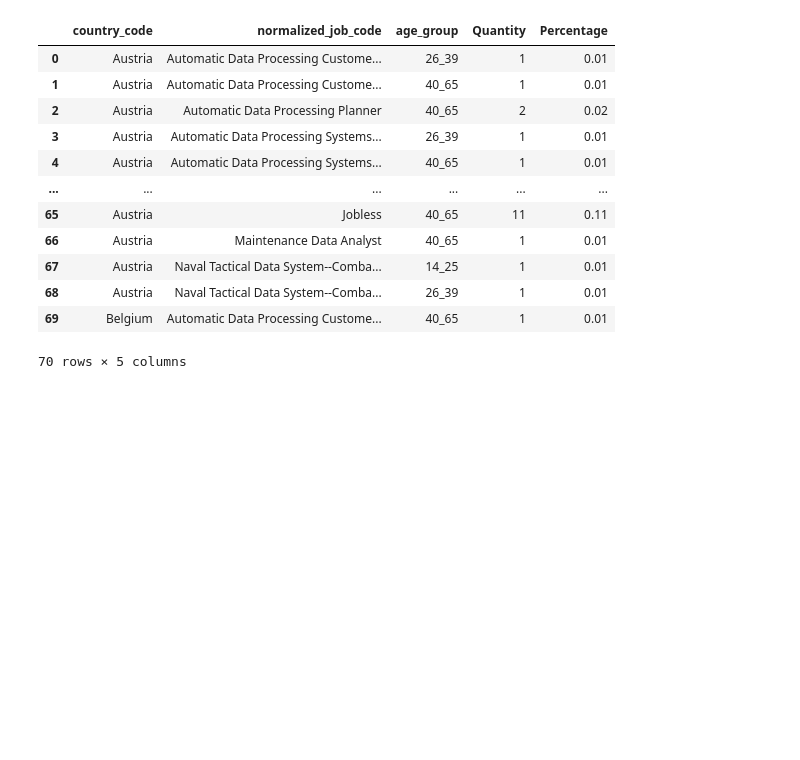
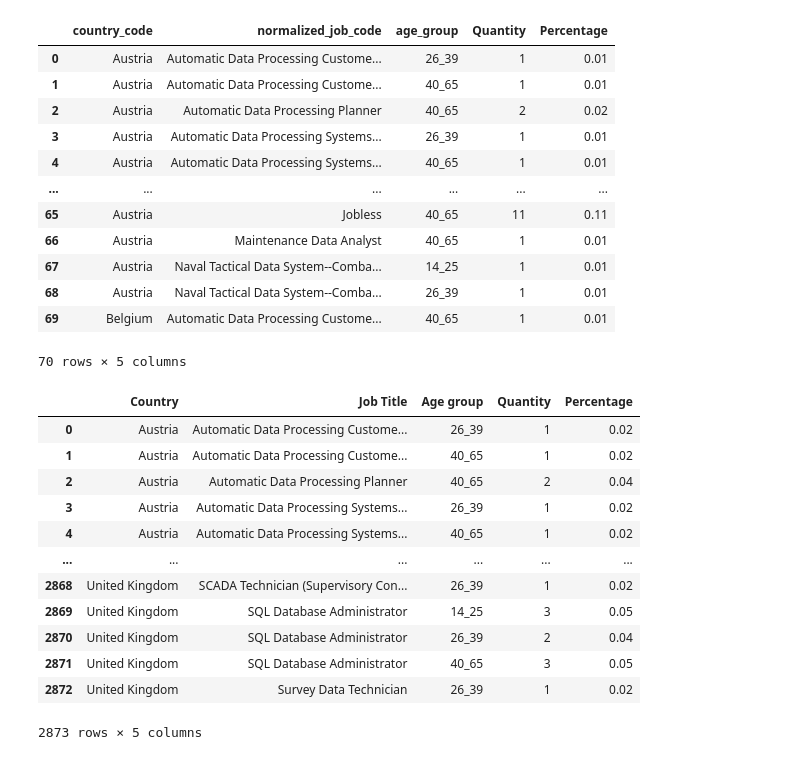
Before and after one commit to ivancompany92/ih_datamadpt0420_project_m1, a Jupyter notebook: notebooks/data_1.ipynb, the cells around one changed output. Cells and saved outputs as stored; diff of their text form; code cells hidden in the pictures; blank space fills up the shorter version.

```diff
--- a/notebooks/data_1.ipynb
+++ b/notebooks/data_1.ipynb
@@ -513,3 +513,21 @@ df_total[0:70]
 | 68 | Austria | Naval Tactical Data System--Comba... | 26_39 | 1 | 0.01 |
 | 69 | Belgium | Automatic Data Processing Custome... | 40_65 | 1 | 0.01 |
 70 rows × 5 columns
+# %%
+prueba= pd.read_csv('../data/results/data_project_m1_All_N.csv', sep=',')
+# %%
+prueba
+# %% [output]
+|  | Country | Job Title | Age group | Quantity | Percentage |
+| 0 | Austria | Automatic Data Processing Custome... | 26_39 | 1 | 0.02 |
+| 1 | Austria | Automatic Data Processing Custome... | 40_65 | 1 | 0.02 |
+| 2 | Austria | Automatic Data Processing Planner | 40_65 | 2 | 0.04 |
+| 3 | Austria | Automatic Data Processing Systems... | 26_39 | 1 | 0.02 |
+| 4 | Austria | Automatic Data Processing Systems... | 40_65 | 1 | 0.02 |
+| ... | ... | ... | ... | ... | ... |
+| 2868 | United Kingdom | SCADA Technician (Supervisory Con... | 26_39 | 1 | 0.02 |
+| 2869 | United Kingdom | SQL Database Administrator | 14_25 | 3 | 0.05 |
+| 2870 | United Kingdom | SQL Database Administrator | 26_39 | 2 | 0.04 |
+| 2871 | United Kingdom | SQL Database Administrator | 40_65 | 3 | 0.05 |
+| 2872 | United Kingdom | Survey Data Technician | 26_39 | 1 | 0.02 |
+2873 rows × 5 columns
```
Also changed, not shown: 2 other files.
